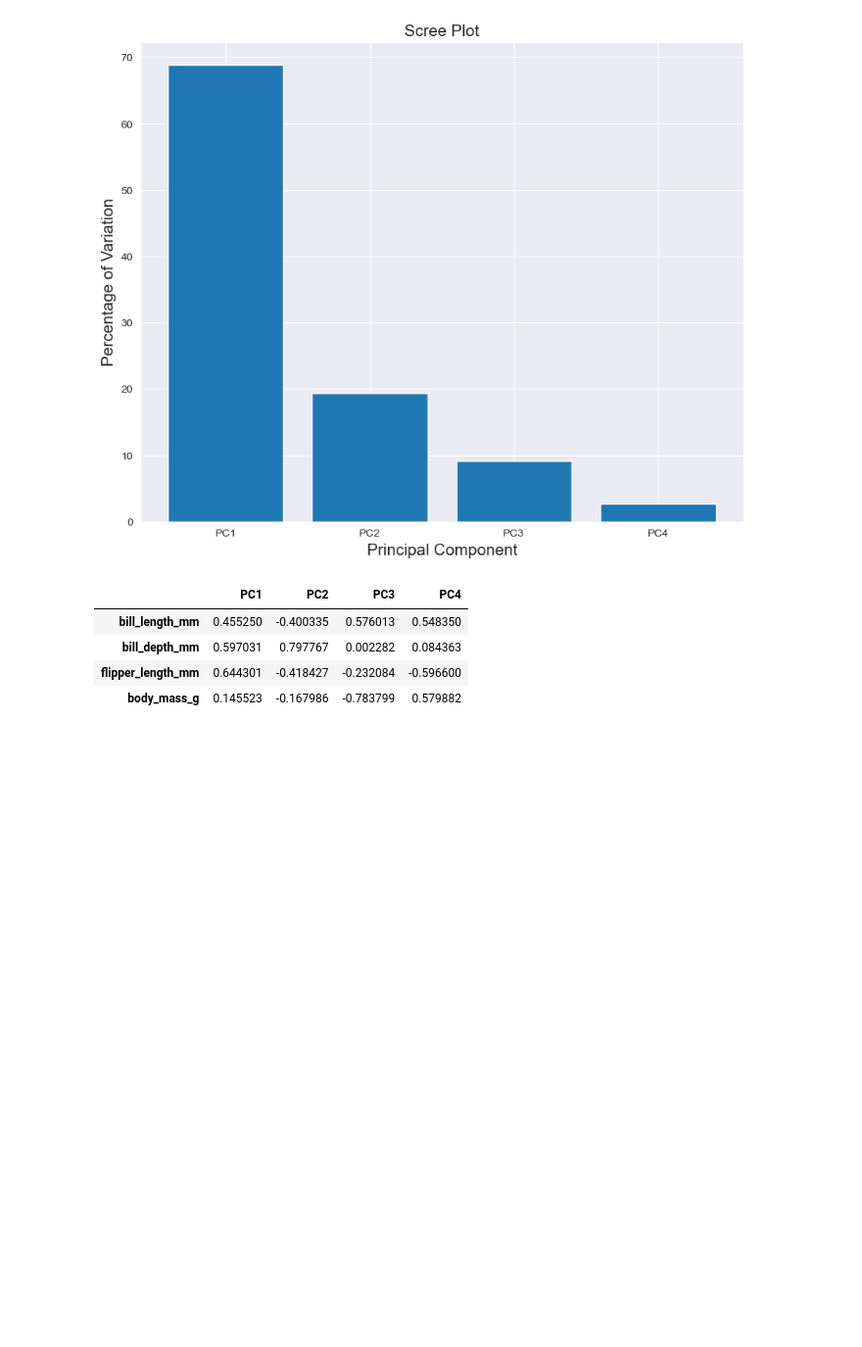
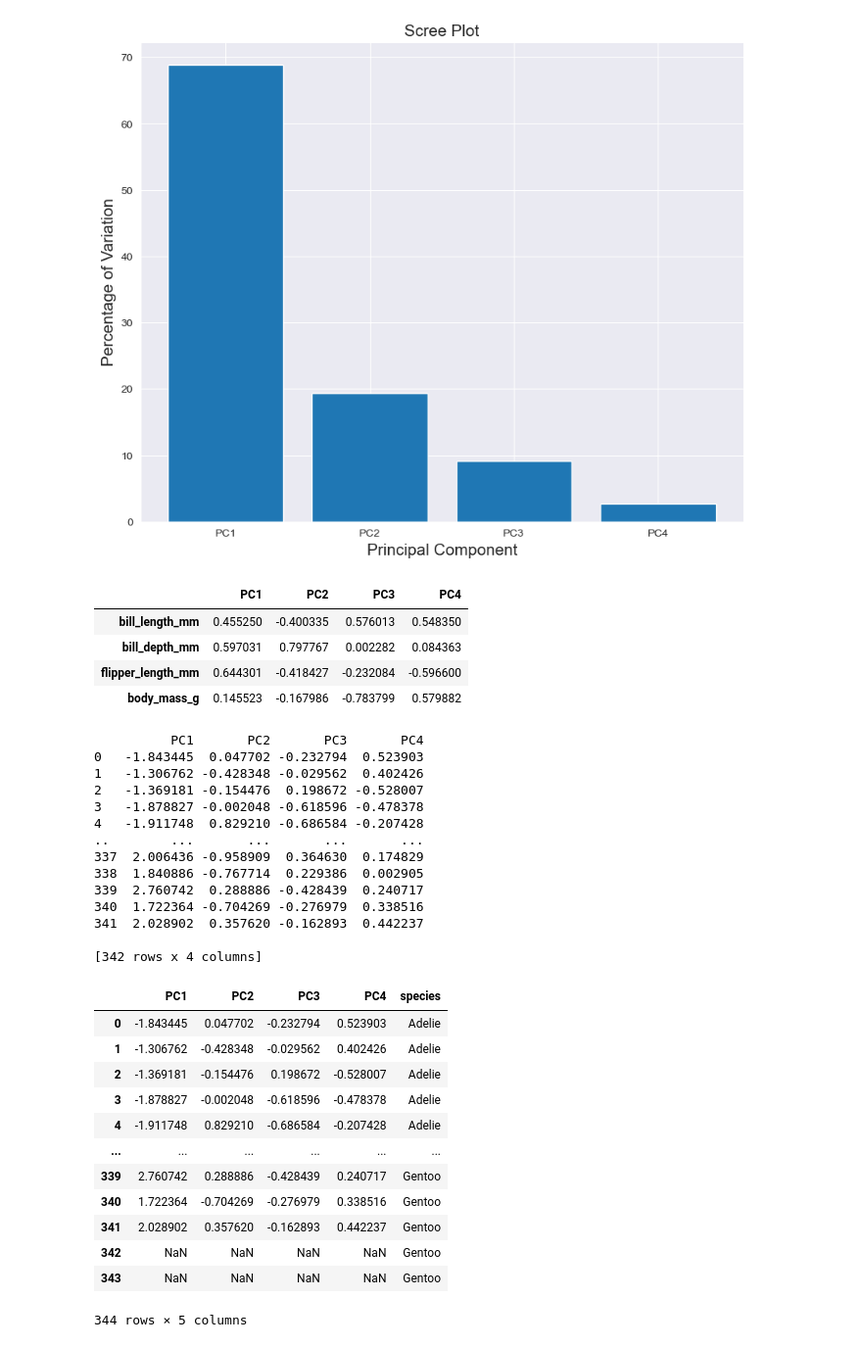
Before and after one commit to matt-banschbach/inde577, a Jupyter notebook: Unsupervised Learning/Dimensionality Reduction/pca_penguins2.ipynb, the cells around one changed output. Shown at 98% size. Drawn from its saved outputs; the diff is of its cells as text; code cells hidden in the pictures; blank space fills up the shorter version.

```diff
--- a/Unsupervised Learning/Dimensionality Reduction/pca_penguins2.ipynb
+++ b/Unsupervised Learning/Dimensionality Reduction/pca_penguins2.ipynb
@@ -48,4 +48,35 @@ pd.DataFrame(data = pca.components_, columns = labels, index = features)
 # %%
 pca_data = pca.transform(X_scaled)
 pca_df = pd.DataFrame(pca_data, columns = labels)
-pca_df
+print(pca_df)
+
+projected_df = pd.concat([pca_df, penguins.species], axis = 1)
+projected_df
+# %% [output]
+          PC1       PC2       PC3       PC4
+0   -1.843445  0.047702 -0.232794  0.523903
+1   -1.306762 -0.428348 -0.029562  0.402426
+2   -1.369181 -0.154476  0.198672 -0.528007
+3   -1.878827 -0.002048 -0.618596 -0.478378
+4   -1.911748  0.829210 -0.686584 -0.207428
+..        ...       ...       ...       ...
+337  2.006436 -0.958909  0.364630  0.174829
+338  1.840886 -0.767714  0.229386  0.002905
+339  2.760742  0.288886 -0.428439  0.240717
+340  1.722364 -0.704269 -0.276979  0.338516
+341  2.028902  0.357620 -0.162893  0.442237
+
+[342 rows x 4 columns]
+|  | PC1 | PC2 | PC3 | PC4 | species |
+| 0 | -1.843445 | 0.047702 | -0.232794 | 0.523903 | Adelie |
+| 1 | -1.306762 | -0.428348 | -0.029562 | 0.402426 | Adelie |
+| 2 | -1.369181 | -0.154476 | 0.198672 | -0.528007 | Adelie |
+| 3 | -1.878827 | -0.002048 | -0.618596 | -0.478378 | Adelie |
+| 4 | -1.911748 | 0.829210 | -0.686584 | -0.207428 | Adelie |
+| ... | ... | ... | ... | ... | ... |
+| 339 | 2.760742 | 0.288886 | -0.428439 | 0.240717 | Gentoo |
+| 340 | 1.722364 | -0.704269 | -0.276979 | 0.338516 | Gentoo |
+| 341 | 2.028902 | 0.357620 | -0.162893 | 0.442237 | Gentoo |
+| 342 | NaN | NaN | NaN | NaN | Gentoo |
+| 343 | NaN | NaN | NaN | NaN | Gentoo |
+344 rows × 5 columns
```
Also changed, not shown: parts of 2 cells of this notebook.
